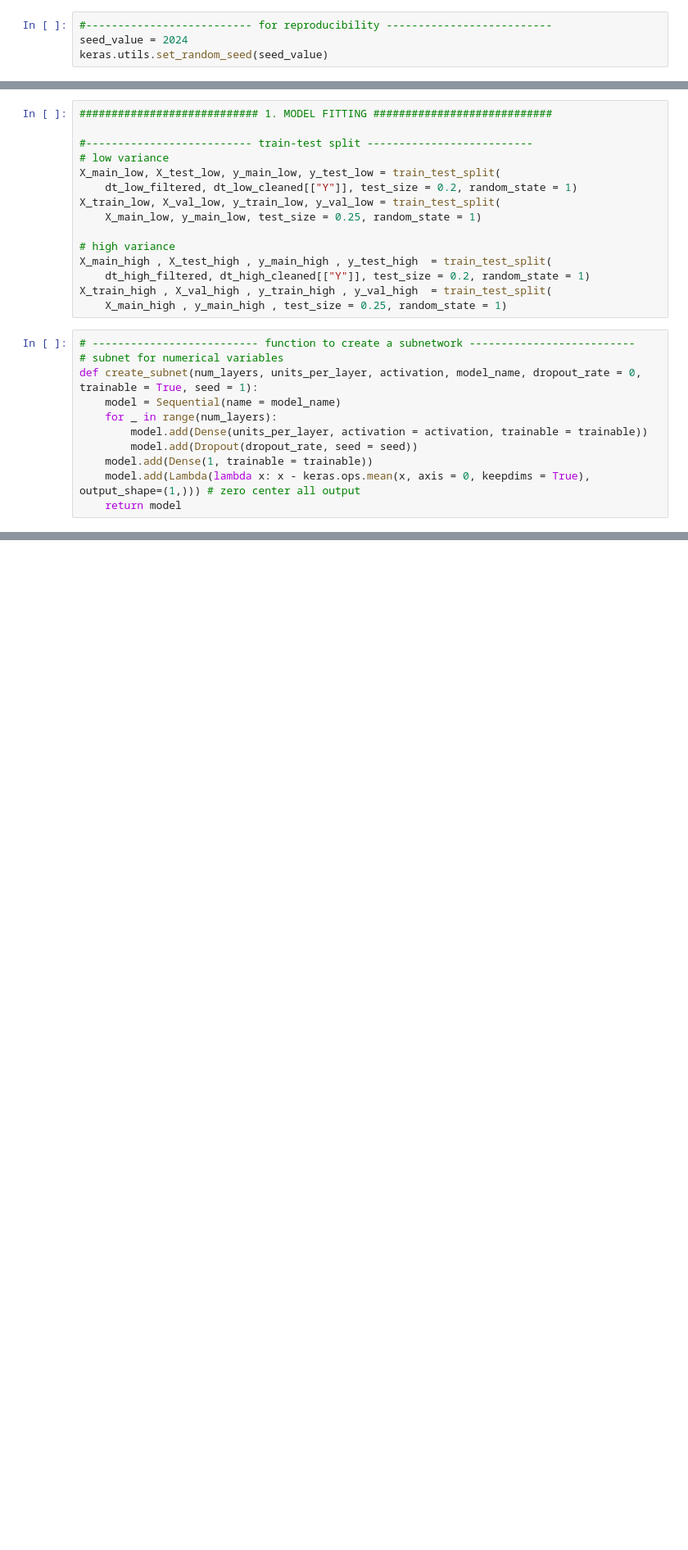
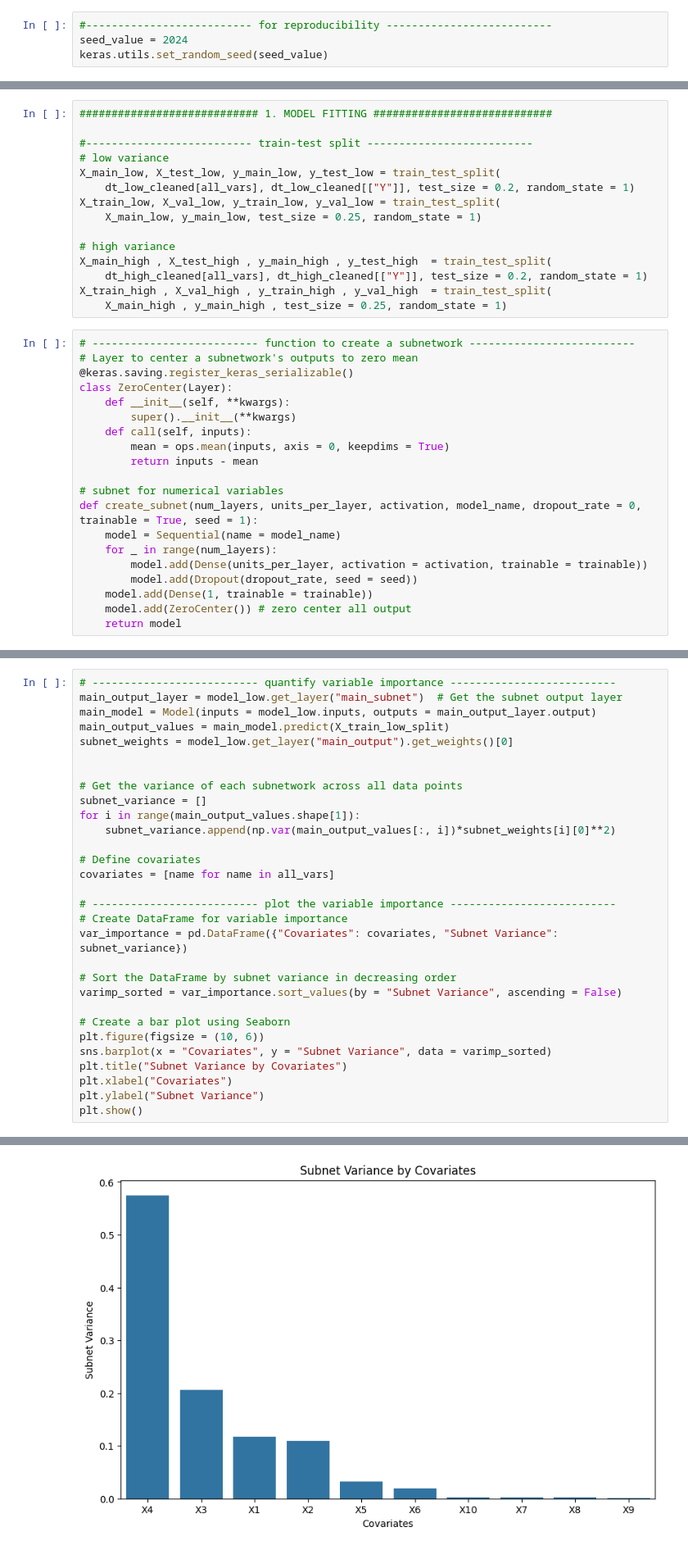
Before and after one commit to tupho289/Honours, a Jupyter notebook: sparsity_pairwise.ipynb, the cells around one changed output, grey strips where cells are left out. Shown at 82% size. Saved outputs shown, nothing was run; the diff lists cells and outputs as text; blank space fills up the shorter version.

```diff
--- a/sparsity_pairwise.ipynb
+++ b/sparsity_pairwise.ipynb
@@ -125,17 +122,26 @@ dt_high_filtered = dt_high_cleaned[imp_vars]
 #-------------------------- train-test split --------------------------
 # low variance
 X_main_low, X_test_low, y_main_low, y_test_low = train_test_split(
-    dt_low_filtered, dt_low_cleaned[["Y"]], test_size = 0.2, random_state = 1)
+    dt_low_cleaned[all_vars], dt_low_cleaned[["Y"]], test_size = 0.2, random_state = 1)
 X_train_low, X_val_low, y_train_low, y_val_low = train_test_split(
     X_main_low, y_main_low, test_size = 0.25, random_state = 1)
 
 # high variance
 X_main_high , X_test_high , y_main_high , y_test_high  = train_test_split(
-    dt_high_filtered, dt_high_cleaned[["Y"]], test_size = 0.2, random_state = 1)
+    dt_high_cleaned[all_vars], dt_high_cleaned[["Y"]], test_size = 0.2, random_state = 1)
 X_train_high , X_val_high , y_train_high , y_val_high  = train_test_split(
     X_main_high , y_main_high , test_size = 0.25, random_state = 1)
 # %%
 # -------------------------- function to create a subnetwork --------------------------
+# Layer to center a subnetwork's outputs to zero mean
+@keras.saving.register_keras_serializable()
+class ZeroCenter(Layer):
+    def __init__(self, **kwargs):
+        super().__init__(**kwargs)
+    def call(self, inputs):
+        mean = ops.mean(inputs, axis = 0, keepdims = True)
+        return inputs - mean
+
 # subnet for numerical variables
 def create_subnet(num_layers, units_per_layer, activation, model_name, dropout_rate = 0, trainable = True, seed = 1):
     model = Sequential(name = model_name)
@@ -143,5 +149,5 @@ def create_subnet(num_layers, units_per_layer, activation, model_name, dropout_r
         model.add(Dense(units_per_layer, activation = activation, trainable = trainable))
         model.add(Dropout(dropout_rate, seed = seed))
     model.add(Dense(1, trainable = trainable))
-    model.add(Lambda(lambda x: x - keras.ops.mean(x, axis = 0, keepdims = True), output_shape=(1,))) # zero center all output
+    model.add(ZeroCenter()) # zero center all output
     return model
@@ -147,0 +244,31 @@ def create_subnet(num_layers, units_per_layer, activation, model_name, dropout_r
+# %%
+# -------------------------- quantify variable importance --------------------------
+main_output_layer = model_low.get_layer("main_subnet")  # Get the subnet output layer
+main_model = Model(inputs = model_low.inputs, outputs = main_output_layer.output)
+main_output_values = main_model.predict(X_train_low_split)
+subnet_weights = model_low.get_layer("main_output").get_weights()[0]
+
+
+# Get the variance of each subnetwork across all data points
+subnet_variance = []
+for i in range(main_output_values.shape[1]):
+    subnet_variance.append(np.var(main_output_values[:, i])*subnet_weights[i][0]**2)
+
+# Define covariates
+covariates = [name for name in all_vars]
+
+# -------------------------- plot the variable importance --------------------------
+# Create DataFrame for variable importance
+var_importance = pd.DataFrame({"Covariates": covariates, "Subnet Variance": subnet_variance})
+
+# Sort the DataFrame by subnet variance in decreasing order
+varimp_sorted = var_importance.sort_values(by = "Subnet Variance", ascending = False)
+
+# Create a bar plot using Seaborn
+plt.figure(figsize = (10, 6))
+sns.barplot(x = "Covariates", y = "Subnet Variance", data = varimp_sorted)
+plt.title("Subnet Variance by Covariates")
+plt.xlabel("Covariates")
+plt.ylabel("Subnet Variance")
+plt.show()
+# %% [output]
@@ -147,0 +276 @@ def create_subnet(num_layers, units_per_layer, activation, model_name, dropout_r
+[figure, added]
```
Also changed, not shown: parts of 31 cells of this notebook, 4 other files.
